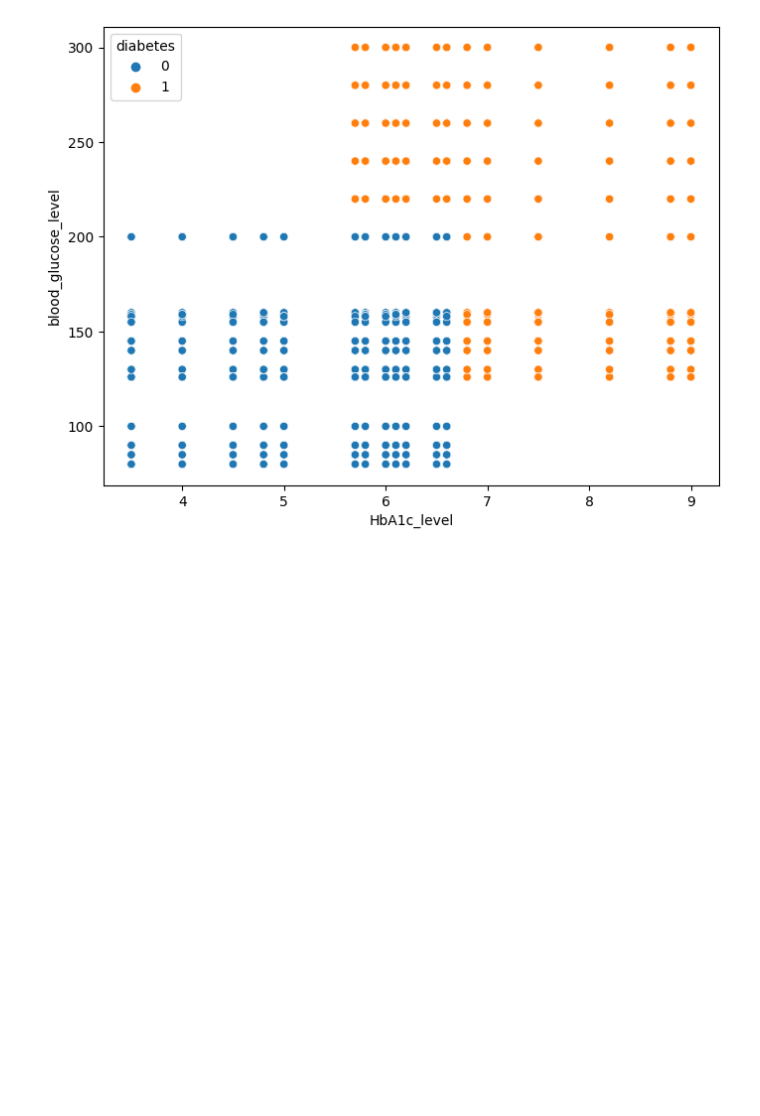
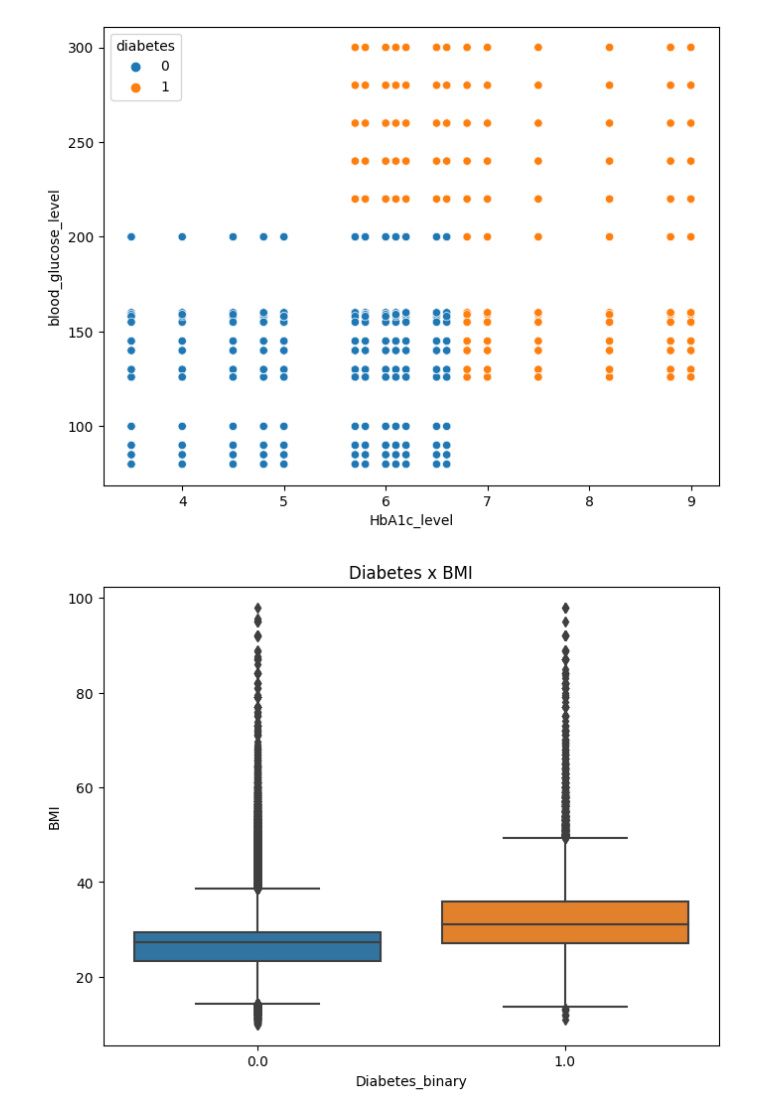
Before and after one commit to Gary-ChenJL/4440_proj, a Jupyter notebook: proj.ipynb, the cells around one changed output. Drawn from its saved outputs; the diff is of its cells as text; code cells hidden in the pictures; blank space fills up the shorter version.

Commit message:
combined csv and data visualization

```diff
--- a/proj.ipynb
+++ b/proj.ipynb
@@ -23,11 +23,20 @@ from sklearn.metrics import accuracy_score,classification_report
 path = pathlib.PurePath()
 temp = os.path.join(path, 'datasets/diabetes_binary_5050split_health_indicators_BRFSS2015.csv')
 temp2 = os.path.join(path, 'datasets/diabetes_prediction_dataset.csv')
+temp3 = os.path.join(path, 'datasets/combined.csv')
 df = pd.read_csv(temp)
 df2 = pd.read_csv(temp2)
+combined = pd.read_csv(temp3)
 # %%
 plt.figure(figsize= (8,6))
 sns.scatterplot(x = "HbA1c_level", y = "blood_glucose_level", hue = "diabetes", data=df2)
 plt.show()
 # %% [output]
 [figure]
+# %%
+plt.figure(figsize=(8,6))
+sns.boxplot(data=combined, x="Diabetes_binary", y="BMI")
+plt.title("Diabetes x BMI")
+plt.show()
+# %% [output]
+[figure, added]
```
Also changed, not shown: 1 other file.
